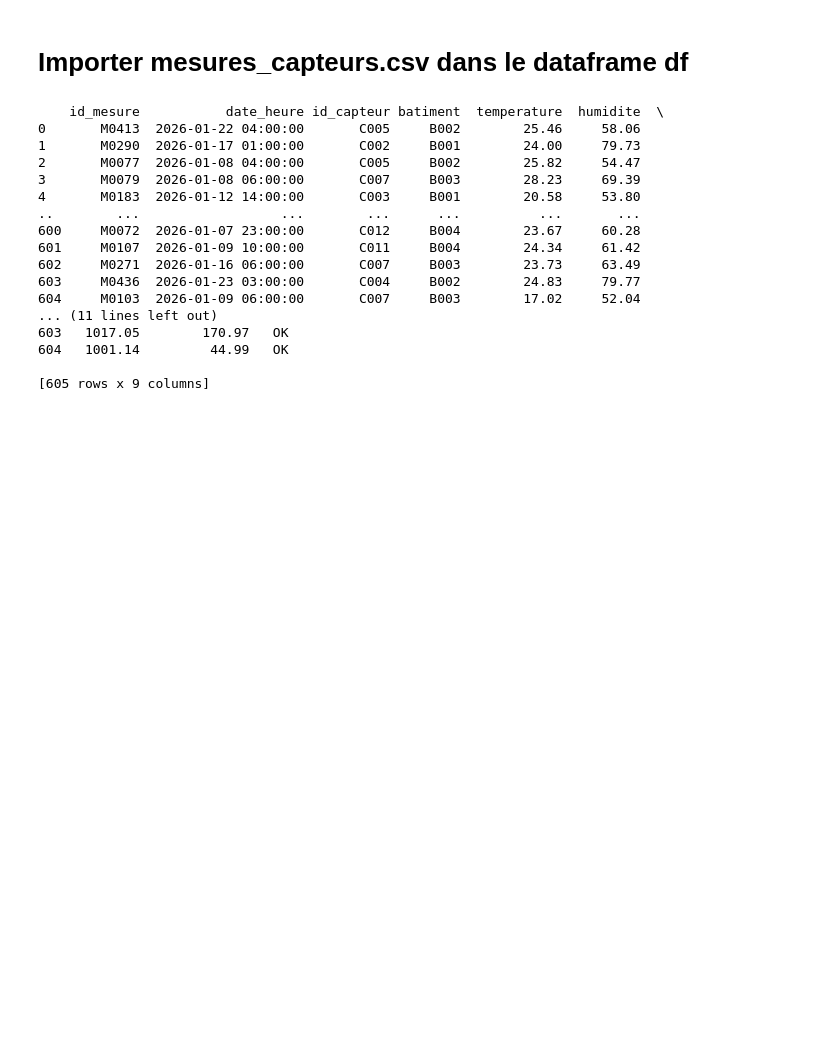
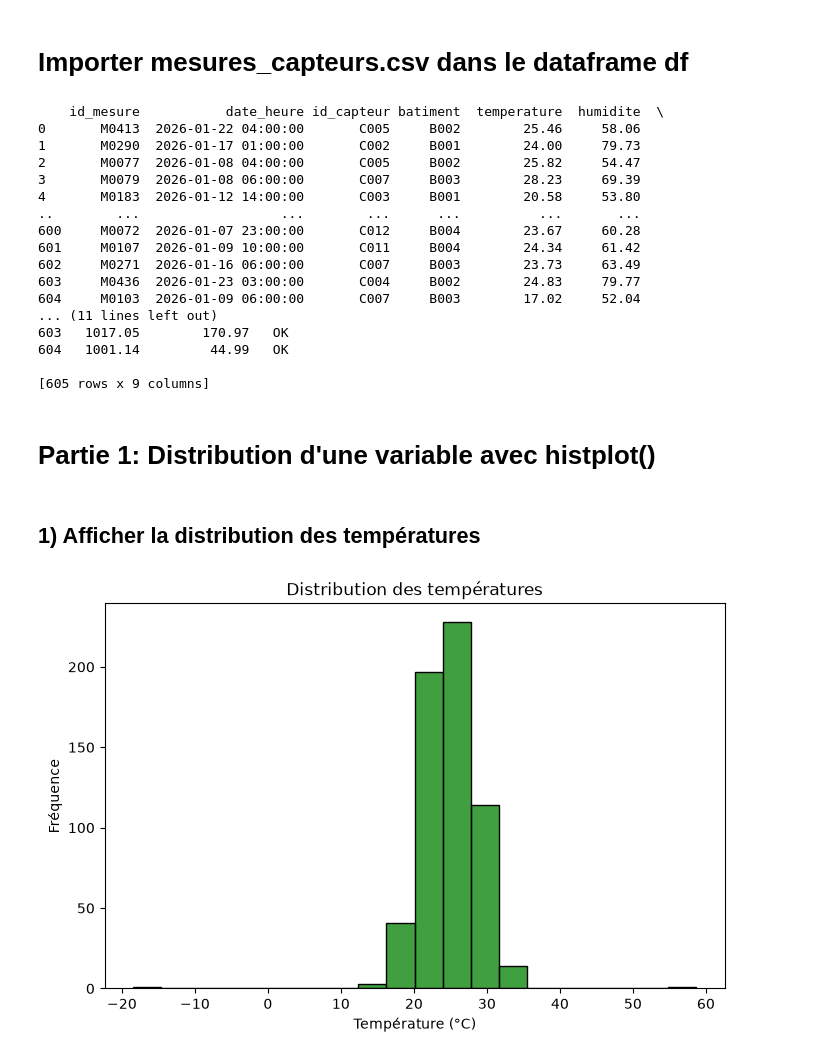
Before and after one commit to sinendoye/atelier_seaborn_iot, a Jupyter notebook: notebooks/atelier_seaborn_iot.ipynb, the cells around one changed output. Cells and saved outputs as stored; diff of their text form; code cells hidden in the pictures; blank space fills up the shorter version.

Commit message:
Partie 1: Distribution d'une variable avec histplot()

```diff
--- a/notebooks/atelier_seaborn_iot.ipynb
+++ b/notebooks/atelier_seaborn_iot.ipynb
@@ -56,3 +56,16 @@ print (df)
 604   1001.14         44.99   OK
 
 [605 rows x 9 columns]
+# %% [markdown]
+# Partie 1: Distribution d'une variable avec histplot()
+# %% [markdown]
+## 1) Afficher la distribution des températures
+# %%
+plt.figure(figsize=(8,5))
+sns.histplot(data=df, x="temperature", bins=20, color= "green")
+plt.title("Distribution des températures")
+plt.xlabel("Température (°C)")
+plt.ylabel("Fréquence")
+plt.show()
+# %% [output]
+[figure, added]
```
Also changed, not shown: parts of 11 cells of this notebook, 1 other file.
